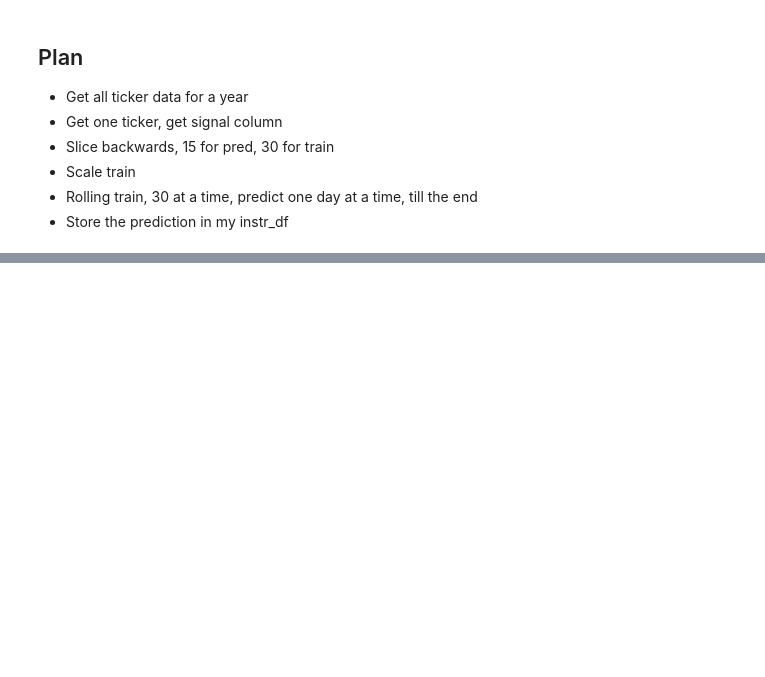
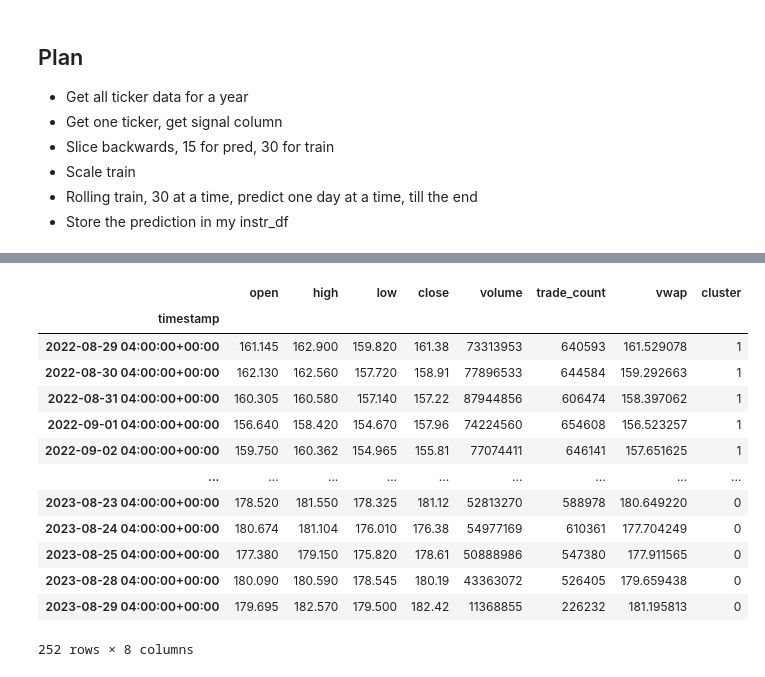
Before and after one commit to KPI68/Algo-TradeLab, a Jupyter notebook: algo-trade.ipynb, the cells around one changed output, grey strips where cells are left out. Cells and saved outputs as stored; diff of their text form; code cells hidden in the pictures; blank space fills up the shorter version.

```diff
--- a/algo-trade.ipynb
+++ b/algo-trade.ipynb
@@ -154,0 +280,22 @@ networth: Cash: 4998.62,
+# %%
+km_sc = KMeans(n_clusters=3, n_init=99)
+km_sc.fit(aapl_scaled)
+aapl_sc_pred = km_sc.predict(aapl_scaled)
+aapl_scd = aapl_sc.copy()
+aapl_scd['cluster'] = aapl_sc_pred
+aapl_scd
+# %% [output]
+|  | open | high | low | close | volume | trade_count | vwap | cluster |
+| timestamp |  |  |  |  |  |  |  |  |
+| 2022-08-29 04:00:00+00:00 | 161.145 | 162.900 | 159.820 | 161.38 | 73313953 | 640593 | 161.529078 | 1 |
+| 2022-08-30 04:00:00+00:00 | 162.130 | 162.560 | 157.720 | 158.91 | 77896533 | 644584 | 159.292663 | 1 |
+| 2022-08-31 04:00:00+00:00 | 160.305 | 160.580 | 157.140 | 157.22 | 87944856 | 606474 | 158.397062 | 1 |
+| 2022-09-01 04:00:00+00:00 | 156.640 | 158.420 | 154.670 | 157.96 | 74224560 | 654608 | 156.523257 | 1 |
+| 2022-09-02 04:00:00+00:00 | 159.750 | 160.362 | 154.965 | 155.81 | 77074411 | 646141 | 157.651625 | 1 |
+| ... | ... | ... | ... | ... | ... | ... | ... | ... |
+| 2023-08-23 04:00:00+00:00 | 178.520 | 181.550 | 178.325 | 181.12 | 52813270 | 588978 | 180.649220 | 0 |
+| 2023-08-24 04:00:00+00:00 | 180.674 | 181.104 | 176.010 | 176.38 | 54977169 | 610361 | 177.704249 | 0 |
+| 2023-08-25 04:00:00+00:00 | 177.380 | 179.150 | 175.820 | 178.61 | 50888986 | 547380 | 177.911565 | 0 |
+| 2023-08-28 04:00:00+00:00 | 180.090 | 180.590 | 178.545 | 180.19 | 43363072 | 526405 | 179.659438 | 0 |
+| 2023-08-29 04:00:00+00:00 | 179.695 | 182.570 | 179.500 | 182.42 | 11368855 | 226232 | 181.195813 | 0 |
+252 rows × 8 columns
```
Also changed, not shown: parts of 23 cells of this notebook, 1 other file.
